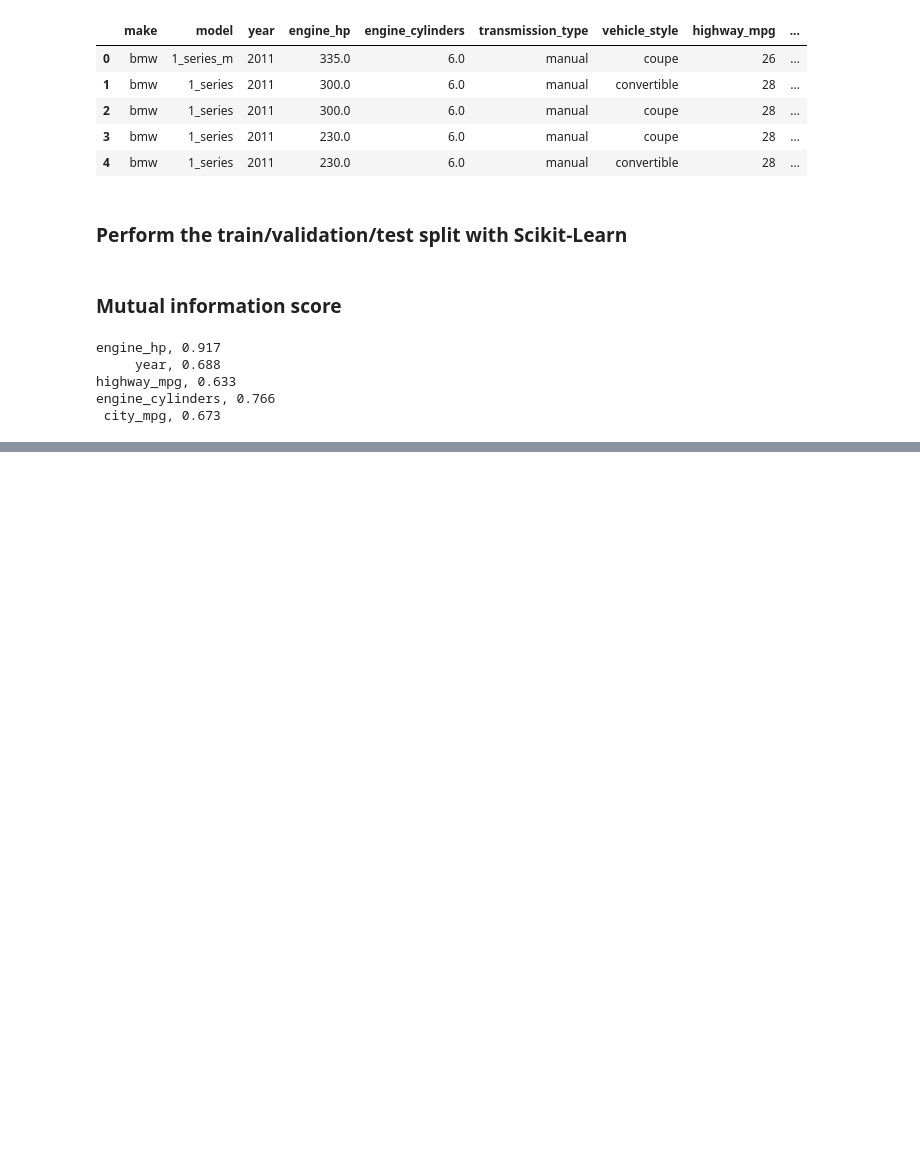
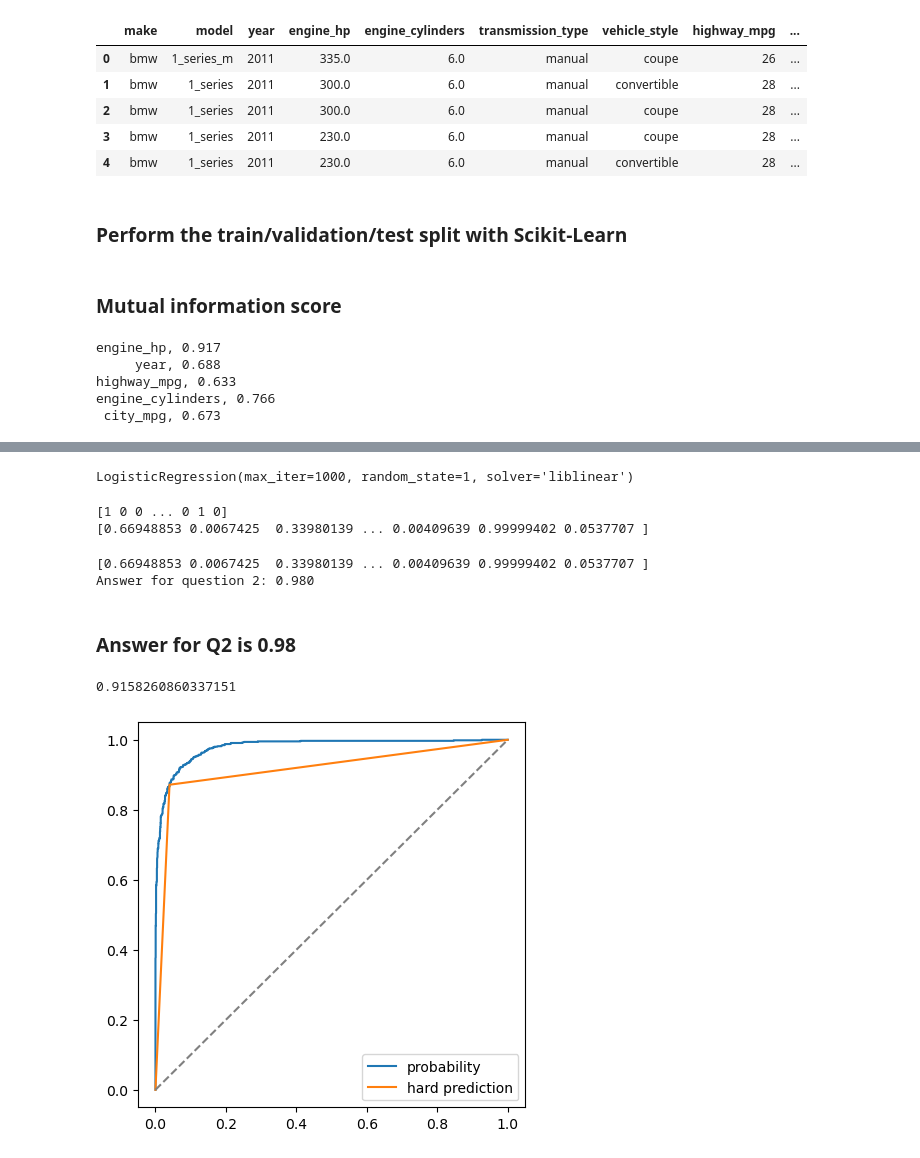
Before and after one commit to MingJunLim/ml-zoomcamp, a Jupyter notebook: Week_4/HW_Week4.ipynb, the cells around one changed output, grey strips where cells are left out. Cells and saved outputs as stored; diff of their text form; code cells hidden in the pictures; blank space fills up the shorter version.

```diff
--- a/Week_4/HW_Week4.ipynb
+++ b/Week_4/HW_Week4.ipynb
@@ -108,0 +111,10 @@ engine_cylinders, 0.766
+# %%
+# TRAINING LOGISTIC REGRESSION MODEL:
+columns = categorical + numerical
+
+dv = DictVectorizer(sparse=False)
+train_dict = df_train[categorical + numerical].to_dict(orient='records')
+X_train = dv.fit_transform(train_dict)
+
+val_dict = df_val[categorical + numerical].to_dict(orient='records')
+X_val = dv.transform(val_dict)
@@ -108,0 +123,61 @@ engine_cylinders, 0.766
+# %%
+# TRAINING LOGISTIC REGRESSSION MODEL:
+
+# model = LogisticRegression(solver='lbfgs')
+model = LogisticRegression(solver='liblinear', C=1.0, max_iter=1000, random_state=1)
+# solver='lbfgs' is the default solver in newer version of sklearn
+# for older versions, you need to specify it explicitly
+model.fit(X_train, y_train)
+# %% [output]
+LogisticRegression(max_iter=1000, random_state=1, solver='liblinear')
+# %%
+# INITIALIZING THE MODEL PREDICTION:
+y_pred_1 = model.predict(X_val)
+
+print(y_pred_1)
+# # INSPECTING THE ACCURACY:
+# accuracy = np.round(accuracy_score(y_val, y_pred),2)
+# print(f"Answer for question 4: {accuracy:.2f}")
+
+
+y_pred_2 = model.predict_proba(X_val)[:, 1]
+print(y_pred_2)
+# %% [output]
+[1 0 0 ... 0 1 0]
+[0.66948853 0.0067425  0.33980139 ... 0.00409639 0.99999402 0.0537707 ]
+# %%
+# Prdecition in probability format
+y_pred = model.predict_proba(X_val)[:, 1]
+# print(y_pred)
+
+
+# INSPECTING ROC AUC SCORE:
+my_roc_auc = roc_auc_score(y_val, y_pred)
+print(f"Answer for question 2: {my_roc_auc:.3f}")
+# %% [output]
+[0.66948853 0.0067425  0.33980139 ... 0.00409639 0.99999402 0.0537707 ]
+Answer for question 2: 0.980
+# %% [markdown]
+### Answer for Q2 is 0.98
+# %%
+# INSPECTING THE ROC AUC SCORE:
+y_pred_bin = model.predict(X_val)
+roc_auc_score(y_val, y_pred_bin)
+# %% [output]
+0.9158260860337151
+# %%
+# INSPECTING THE ROC CURVE:
+plt.figure(figsize=(5, 5))
+
+fpr, tpr, _ = roc_curve(y_val, y_pred)
+plt.plot(fpr, tpr, label='probability')
+
+fpr, tpr, _ = roc_curve(y_val, y_pred_bin)
+plt.plot(fpr, tpr, label='hard prediction')
+
+plt.plot([0, 1], [0, 1], color='grey', linestyle='--')
+
+plt.legend()
+plt.show()
+# %% [output]
+[figure, added]
```
Also changed, not shown: parts of 13 cells of this notebook.
